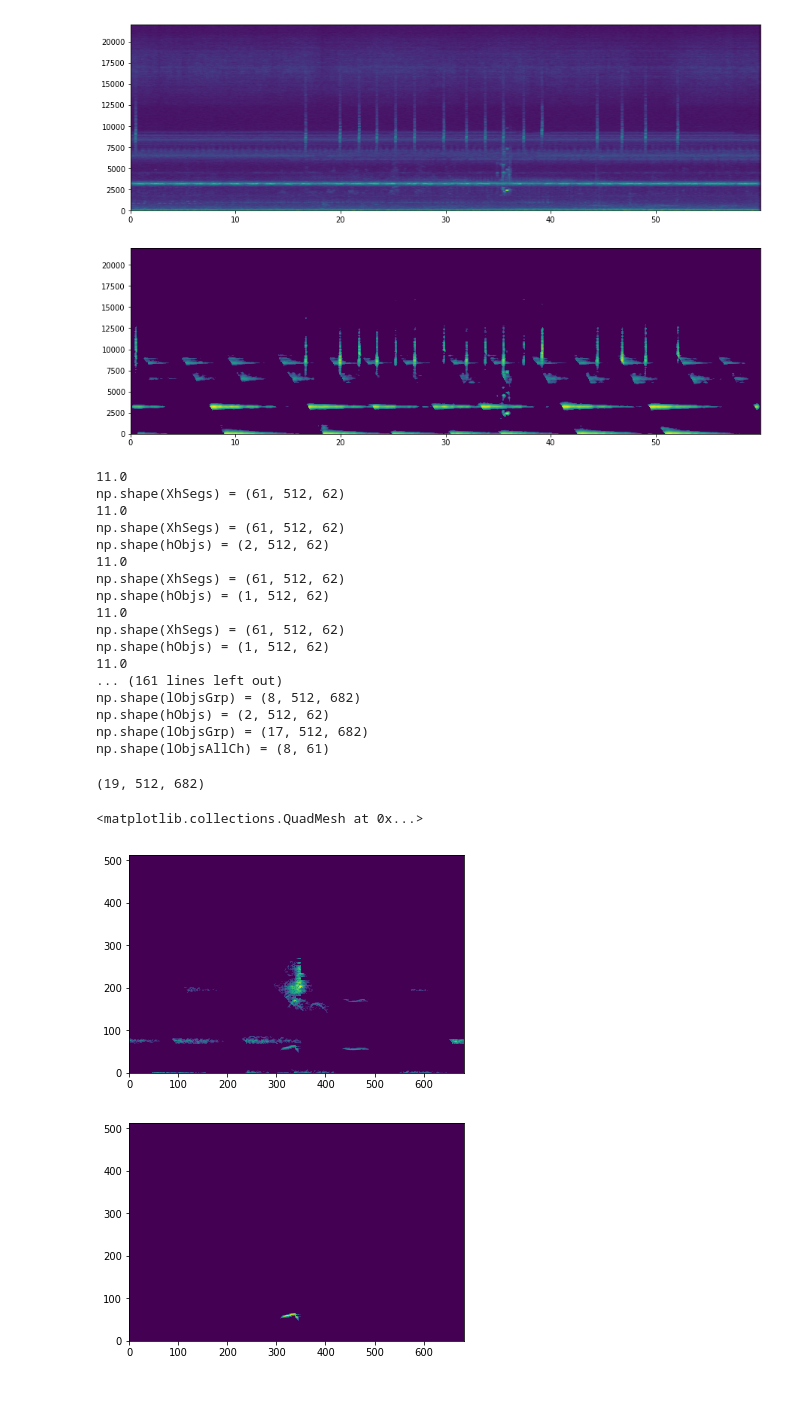
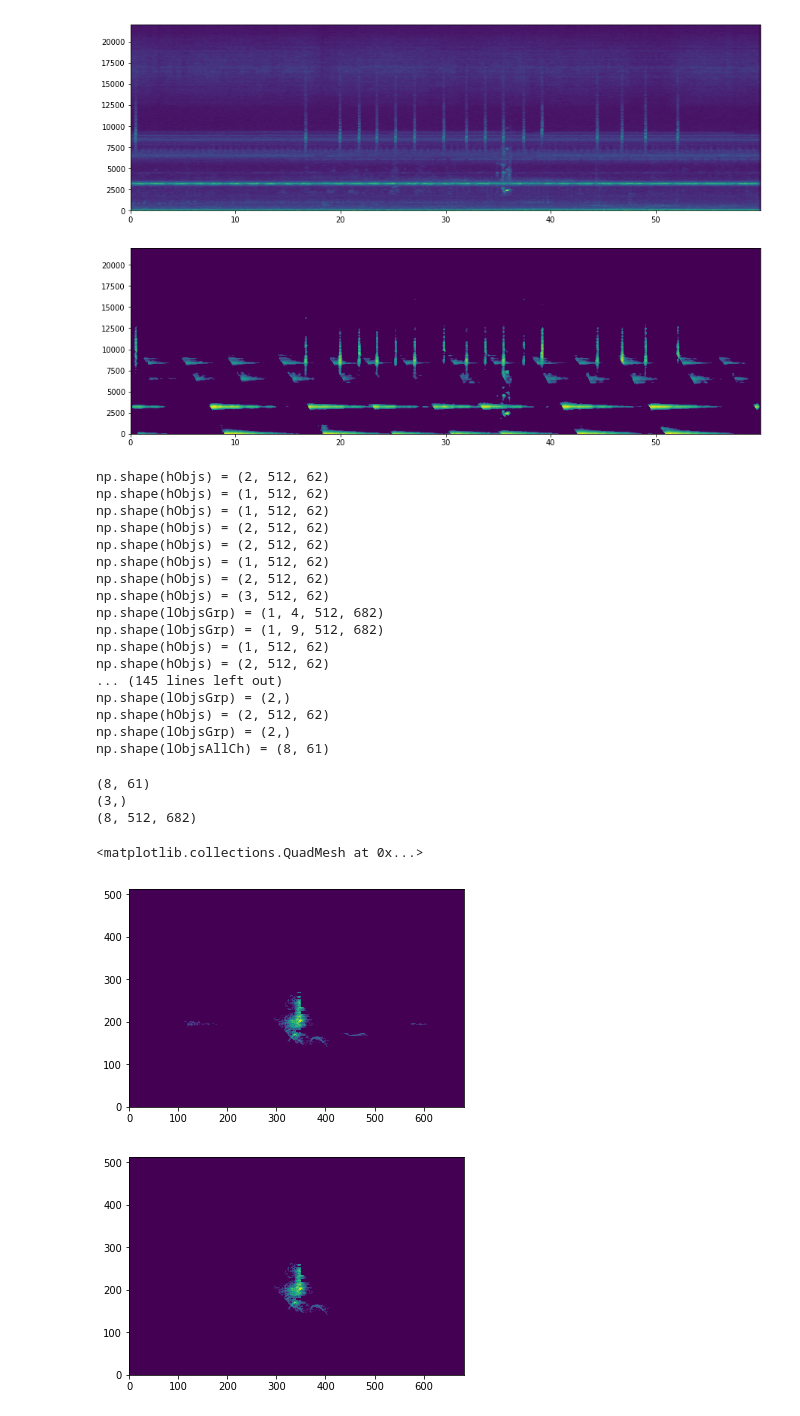
Before and after one commit to longle2718/audio_loc, a Jupyter notebook: python/main.ipynb, the cells around one changed output. Drawn from its saved outputs; the diff is of its cells as text; code cells hidden in the pictures.

```diff
--- a/python/main.ipynb
+++ b/python/main.ipynb
@@ -90,12 +90,12 @@ def xLevelProc(k,hRidges,hSpecs,tSegBlk,tSegInc):
     _,_,_,_,thInc = hSpecs[1][k]
     Xl = hRidges[0][k]
     _,_,_,_,tlInc = hSpecs[0][k]
-    print(thInc/tlInc)
+    #print(thInc/tlInc)
 
     # Segmenting for causal/online processing
     # and reduce computational load
     XhSegs,tSegBlk,tSegInc = audio_loc.segment(Xh,tSegBlk,tSegInc,thInc)
-    print('np.shape(XhSegs) = %s' % (np.shape(XhSegs),))
+    #print('np.shape(XhSegs) = %s' % (np.shape(XhSegs),))
     lObjsAll = [None]*len(XhSegs)
     for l in range(30,40):#len(XhSegs)):
         # extract high-level objects
@@ -118,7 +118,7 @@ def xLevelProc(k,hRidges,hSpecs,tSegBlk,tSegInc):
         plt.ylabel('XX')
         '''
 
-        lObjsGrp = []
+        lObjsGrp = [None]*len(hObjs)
         for i in range(len(hObjs)):
             # temporal upsampling with
             # thInc: higher level time increment/scale
@@ -135,11 +135,12 @@ def xLevelProc(k,hRidges,hSpecs,tSegBlk,tSegInc):
             lObjs = audio_loc.labelObjects(np.pad(XX,((0,0),(0,mask.shape[1]-XX.shape[1])),'constant')*mask)
             lObjs = audio_loc.pruneObj(lObjs)
 
-            lObjsGrp += lObjs
+            # all low-level objects belong to the same group
+            lObjsGrp[i] = lObjs
         print('np.shape(lObjsGrp) = %s' % (np.shape(lObjsGrp),))
         '''
         plt.figure()
-        plt.pcolormesh(lObjsGrp[0])
+        plt.pcolormesh(lObjsGrp[0][0])
         '''
 
         lObjsAll[l] = lObjsGrp
@@ -150,38 +151,43 @@ lObjsAllCh = Parallel(n_jobs=multiprocessing.cpu_count())(delayed(xLevelProc)\
             (k,hRidges,hSpecs,tSegBlk,tSegInc) for k in range(NCh))
 print('np.shape(lObjsAllCh) = %s' % (np.shape(lObjsAllCh),))
 # %% [output]
-11.0
-np.shape(XhSegs) = (61, 512, 62)
-11.0
-np.shape(XhSegs) = (61, 512, 62)
 np.shape(hObjs) = (2, 512, 62)
-11.0
-np.shape(XhSegs) = (61, 512, 62)
 np.shape(hObjs) = (1, 512, 62)
-11.0
-np.shape(XhSegs) = (61, 512, 62)
 np.shape(hObjs) = (1, 512, 62)
-11.0
-... (161 lines left out)
-np.shape(lObjsGrp) = (8, 512, 682)
 np.shape(hObjs) = (2, 512, 62)
-np.shape(lObjsGrp) = (17, 512, 682)
+np.shape(hObjs) = (2, 512, 62)
+np.shape(hObjs) = (1, 512, 62)
+np.shape(hObjs) = (2, 512, 62)
+np.shape(hObjs) = (3, 512, 62)
+np.shape(lObjsGrp) = (1, 4, 512, 682)
+np.shape(lObjsGrp) = (1, 9, 512, 682)
+np.shape(hObjs) = (1, 512, 62)
+np.shape(hObjs) = (2, 512, 62)
+... (145 lines left out)
+np.shape(lObjsGrp) = (2,)
+np.shape(hObjs) = (2, 512, 62)
+np.shape(lObjsGrp) = (2,)
 np.shape(lObjsAllCh) = (8, 61)
 # %%
-chIdx = 7
-segIdx = 35
-print(np.shape(lObjsAllCh[chIdx][segIdx]))
-tmp = np.mean(lObjsAllCh[chIdx][segIdx],axis=0)
+chIdx = 7 # channel index
+segIdx = 35 # audio segment/clip index
+grpIdx = 2 # group (of objects) index
+objIdx = 0 # object index
+print(np.shape(lObjsAllCh))
+print(np.shape(lObjsAllCh[chIdx][segIdx])) # num of groups
+print(np.shape(lObjsAllCh[chIdx][segIdx][grpIdx])) # num of objects
 
 plt.figure()
-plt.pcolormesh(tmp)
+plt.pcolormesh(np.mean(lObjsAllCh[chIdx][segIdx][grpIdx],axis=0))
 plt.figure()
-plt.pcolormesh(lObjsAllCh[chIdx][segIdx][5])
+plt.pcolormesh(lObjsAllCh[chIdx][segIdx][grpIdx][objIdx])
 # %% [output]
-(19, 512, 682)
+(8, 61)
+(3,)
+(8, 512, 682)
 <matplotlib.collections.QuadMesh at 0x...>
-[figure, old version]
+[figure, new version]
-[figure, old version]
+[figure, new version]
 # %%
 with open('./lObjsAllCh.pkl','wb') as fid:
     pickle.dump(lObjsAllCh,fid)
```
